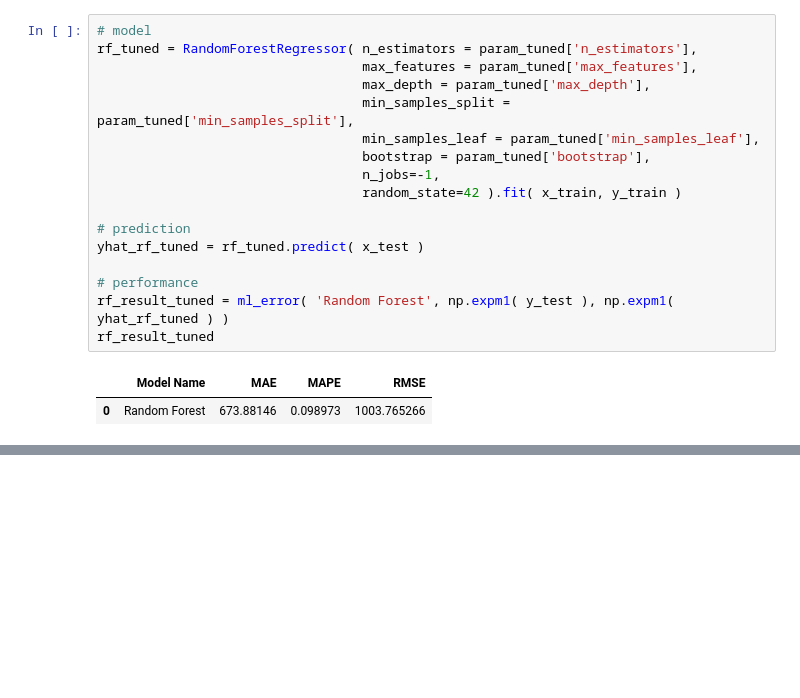
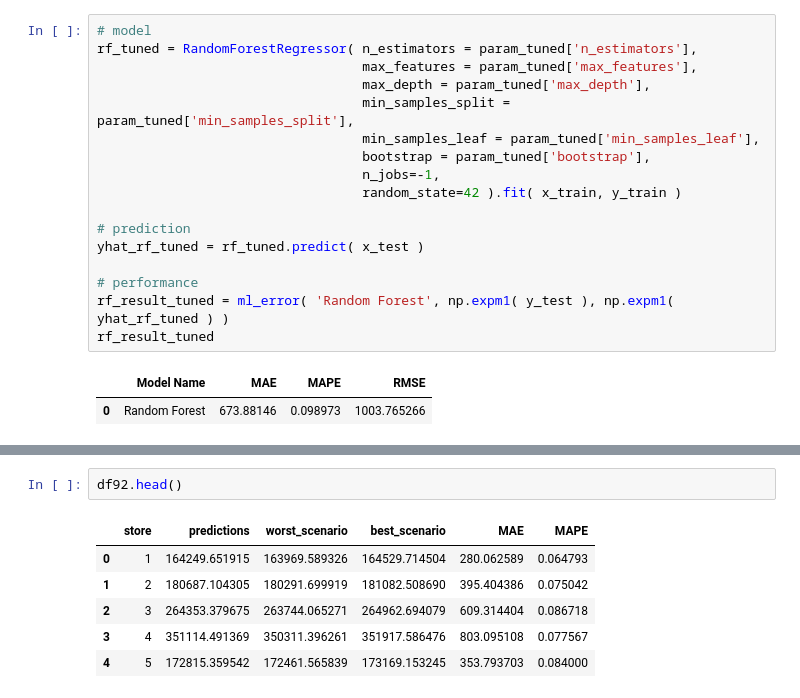
Before and after one commit to endhel/Rossmann-Store-Sales-Forecasting, a Jupyter notebook: store_sales_prediction.ipynb, the cells around one changed output, grey strips where cells are left out. Saved outputs shown, nothing was run; the diff lists cells and outputs as text; blank space fills up the shorter version.

```diff
--- a/store_sales_prediction.ipynb
+++ b/store_sales_prediction.ipynb
@@ -1144,0 +1184,9 @@ pickle.dump( rf_tuned, open('C:/Users/endhe/repos/Rossmann-Store-Sales-Forecasti
+# %%
+df92.head()
+# %% [output]
+|  | store | predictions | worst_scenario | best_scenario | MAE | MAPE |
+| 0 | 1 | 164249.651915 | 163969.589326 | 164529.714504 | 280.062589 | 0.064793 |
+| 1 | 2 | 180687.104305 | 180291.699919 | 181082.508690 | 395.404386 | 0.075042 |
+| 2 | 3 | 264353.379675 | 263744.065271 | 264962.694079 | 609.314404 | 0.086718 |
+| 3 | 4 | 351114.491369 | 350311.396261 | 351917.586476 | 803.095108 | 0.077567 |
+| 4 | 5 | 172815.359542 | 172461.565839 | 173169.153245 | 353.793703 | 0.084000 |
```
Also changed, not shown: parts of 18 cells of this notebook.
